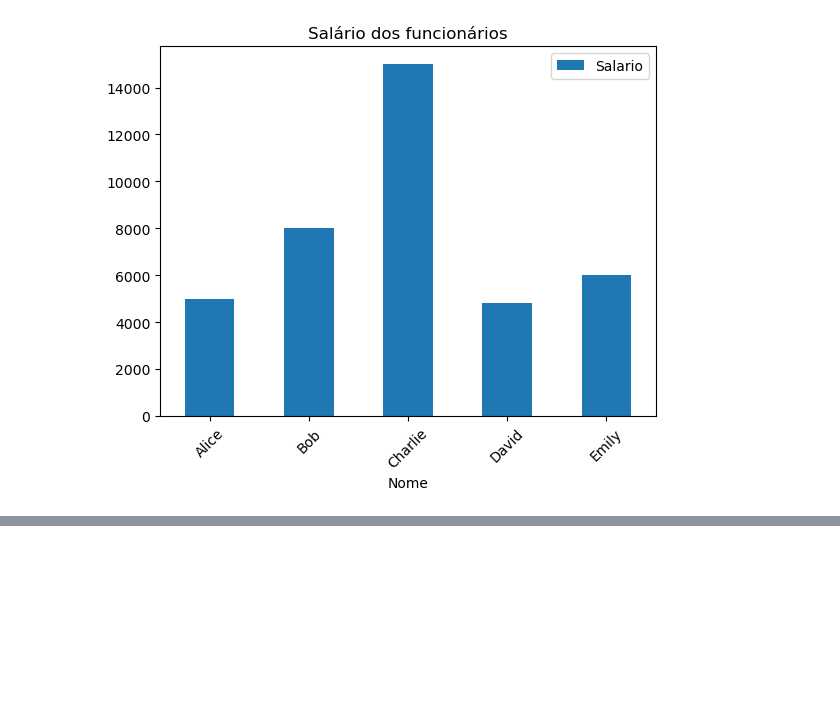
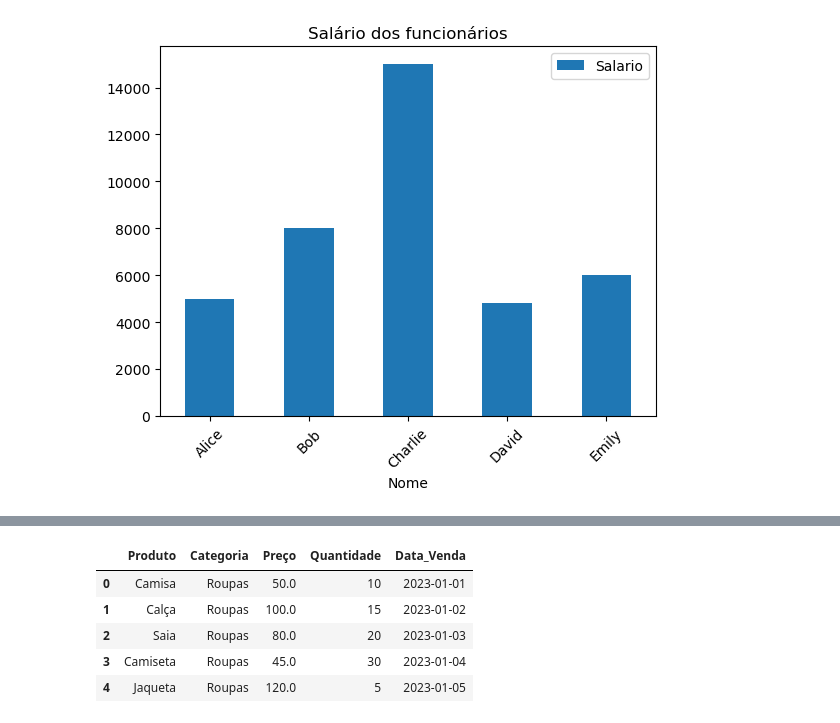
Before and after one commit to leandroclv/Analise_Dados_Python_Panda, a Jupyter notebook: pandas/introducao_pandas.ipynb, the cells around one changed output, grey strips where cells are left out. Saved outputs shown, nothing was run; the diff lists cells and outputs as text; code cells hidden in the pictures; blank space fills up the shorter version.

```diff
--- a/pandas/introducao_pandas.ipynb
+++ b/pandas/introducao_pandas.ipynb
@@ -314,0 +336,9 @@ df.plot(
+# %%
+df_produtos.head()
+# %% [output]
+|  | Produto | Categoria | Preço | Quantidade | Data_Venda |
+| 0 | Camisa | Roupas | 50.0 | 10 | 2023-01-01 |
+| 1 | Calça | Roupas | 100.0 | 15 | 2023-01-02 |
+| 2 | Saia | Roupas | 80.0 | 20 | 2023-01-03 |
+| 3 | Camiseta | Roupas | 45.0 | 30 | 2023-01-04 |
+| 4 | Jaqueta | Roupas | 120.0 | 5 | 2023-01-05 |
```
Also changed, not shown: parts of 6 cells of this notebook, 1 other file.
